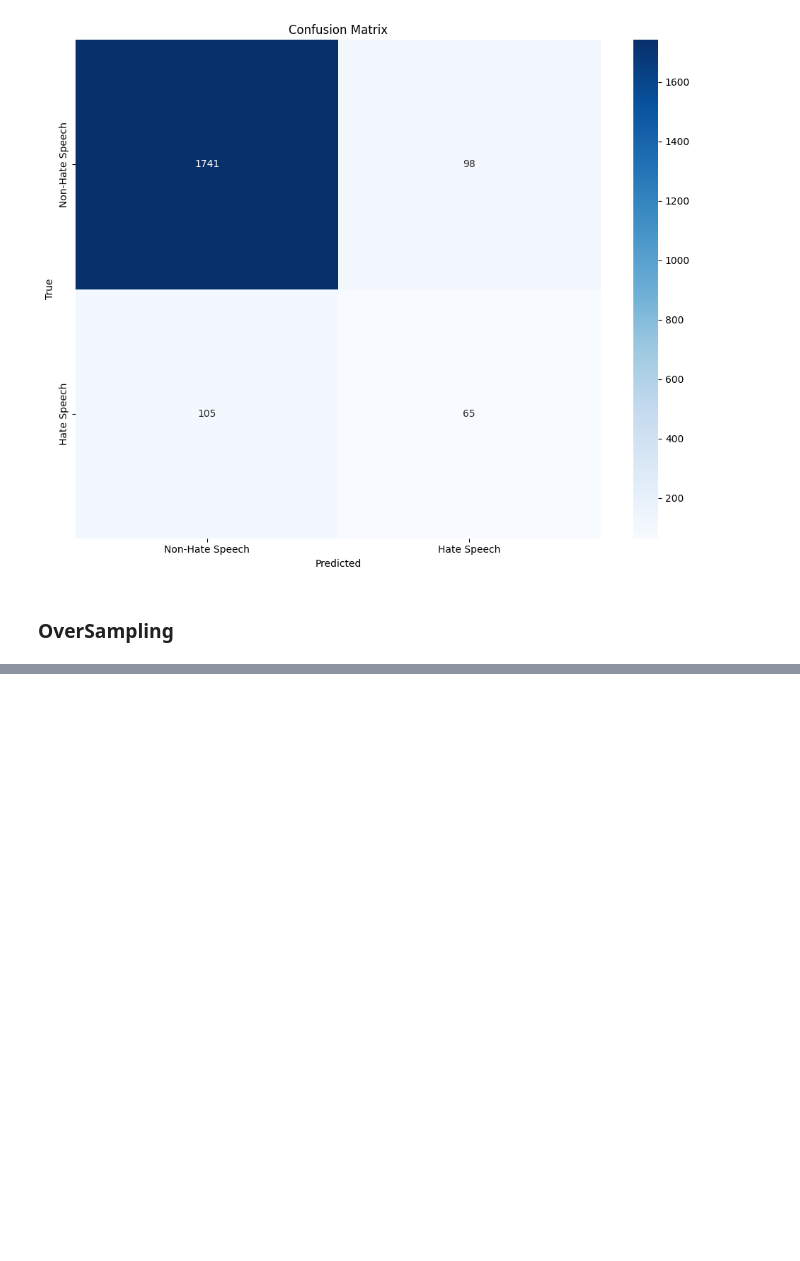
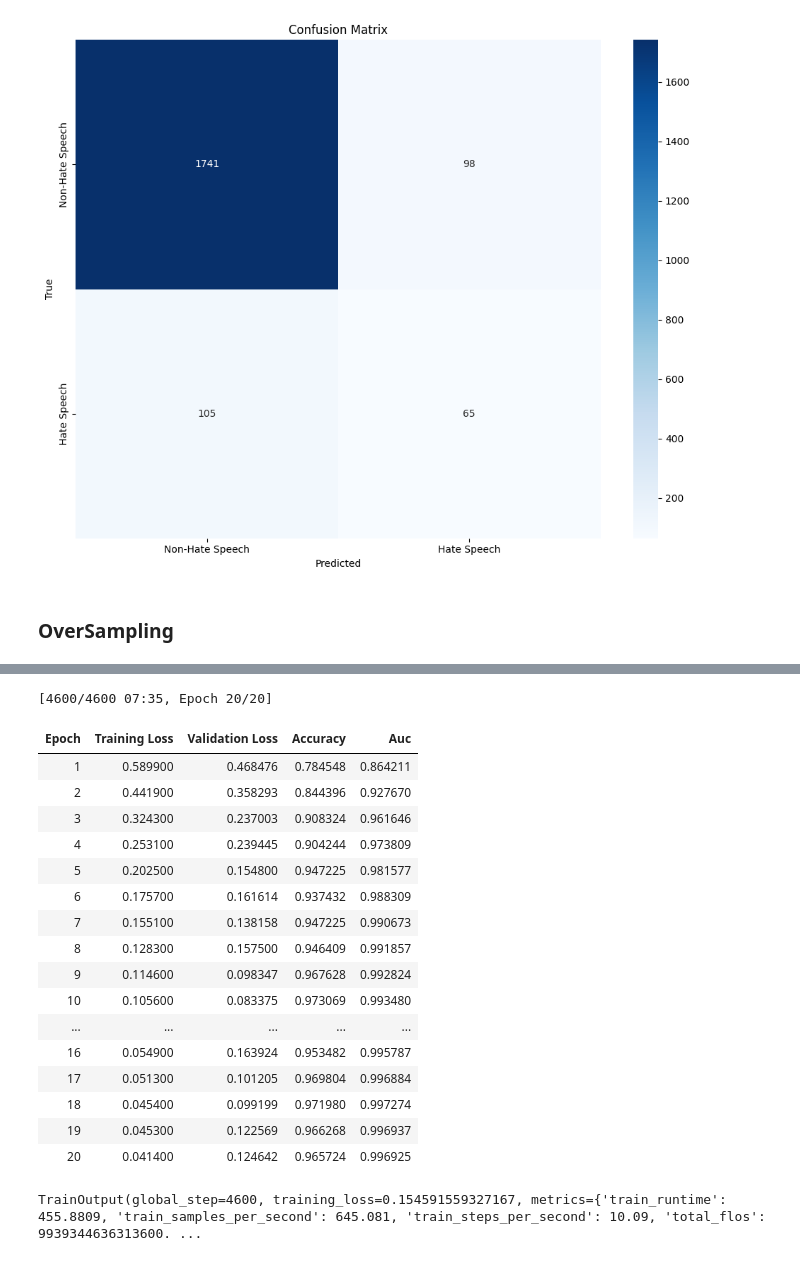
Before and after one commit to psiku/PW--SSNE, a Jupyter notebook: miniprojekt_5-modele_językowe/hate_recognition.ipynb, the cells around one changed output, grey strips where cells are left out. Cells and saved outputs as stored; diff of their text form; code cells hidden in the pictures; blank space fills up the shorter version.

```diff
--- a/miniprojekt_5-modele_językowe/hate_recognition.ipynb
+++ b/miniprojekt_5-modele_językowe/hate_recognition.ipynb
@@ -524,0 +628,22 @@ train_dataloader =
+# %%
+trainer.train()
+# %% [output]
+[4600/4600 07:35, Epoch 20/20]
+| Epoch | Training Loss | Validation Loss | Accuracy | Auc |
+| 1 | 0.589900 | 0.468476 | 0.784548 | 0.864211 |
+| 2 | 0.441900 | 0.358293 | 0.844396 | 0.927670 |
+| 3 | 0.324300 | 0.237003 | 0.908324 | 0.961646 |
+| 4 | 0.253100 | 0.239445 | 0.904244 | 0.973809 |
+| 5 | 0.202500 | 0.154800 | 0.947225 | 0.981577 |
+| 6 | 0.175700 | 0.161614 | 0.937432 | 0.988309 |
+| 7 | 0.155100 | 0.138158 | 0.947225 | 0.990673 |
+| 8 | 0.128300 | 0.157500 | 0.946409 | 0.991857 |
+| 9 | 0.114600 | 0.098347 | 0.967628 | 0.992824 |
+| 10 | 0.105600 | 0.083375 | 0.973069 | 0.993480 |
+| ... | ... | ... | ... | ... |
+| 16 | 0.054900 | 0.163924 | 0.953482 | 0.995787 |
+| 17 | 0.051300 | 0.101205 | 0.969804 | 0.996884 |
+| 18 | 0.045400 | 0.099199 | 0.971980 | 0.997274 |
+| 19 | 0.045300 | 0.122569 | 0.966268 | 0.996937 |
+| 20 | 0.041400 | 0.124642 | 0.965724 | 0.996925 |
+TrainOutput(global_step=4600, training_loss=0.154591559327167, metrics={'train_runtime': 455.8809, 'train_samples_per_second': 645.081, 'train_steps_per_second': 10.09, 'total_flos': 9939344636313600. ...
```
Also changed, not shown: parts of 8 cells of this notebook.
